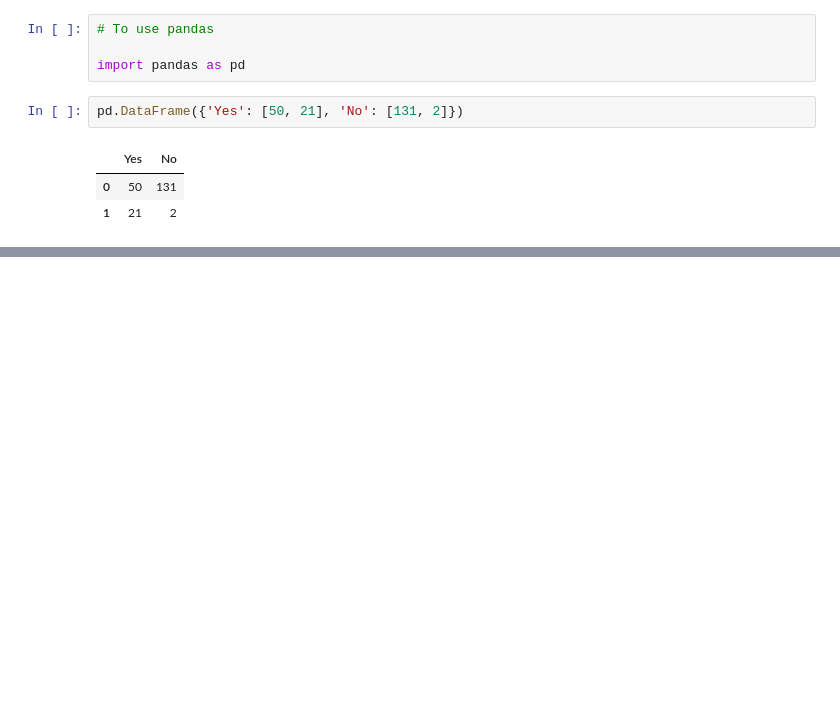
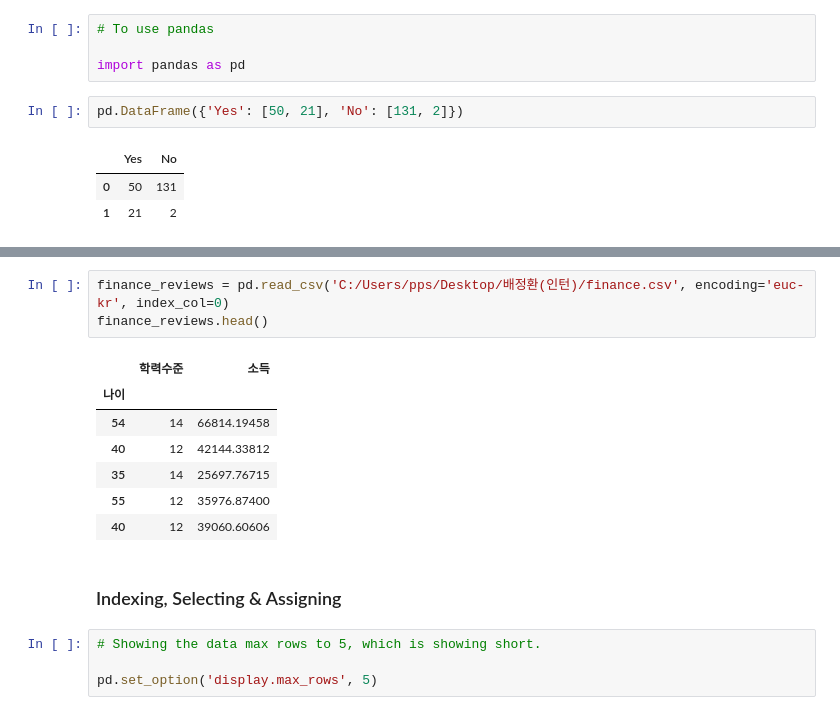
Before and after one commit to baedori99/TIL, a Jupyter notebook: kaggle_study_pandas.ipynb, the cells around one changed output, grey strips where cells are left out. Cells and saved outputs as stored; diff of their text form; blank space fills up the shorter version.

```diff
--- a/kaggle_study_pandas.ipynb
+++ b/kaggle_study_pandas.ipynb
@@ -10,0 +79,17 @@ pd.DataFrame({'Yes': [50, 21], 'No': [131, 2]})
+# %%
+finance_reviews = pd.read_csv('C:/Users/pps/Desktop/배정환(인턴)/finance.csv', encoding='euc-kr', index_col=0)
+finance_reviews.head()
+# %% [output]
+|  | 학력수준 | 소득 |
+| 나이 |  |  |
+| 54 | 14 | 66814.19458 |
+| 40 | 12 | 42144.33812 |
+| 35 | 14 | 25697.76715 |
+| 55 | 12 | 35976.87400 |
+| 40 | 12 | 39060.60606 |
+# %% [markdown]
+### Indexing, Selecting & Assigning
+# %%
+# Showing the data max rows to 5, which is showing short.
+
+pd.set_option('display.max_rows', 5)
```
Also changed, not shown: parts of 42 cells of this notebook.
